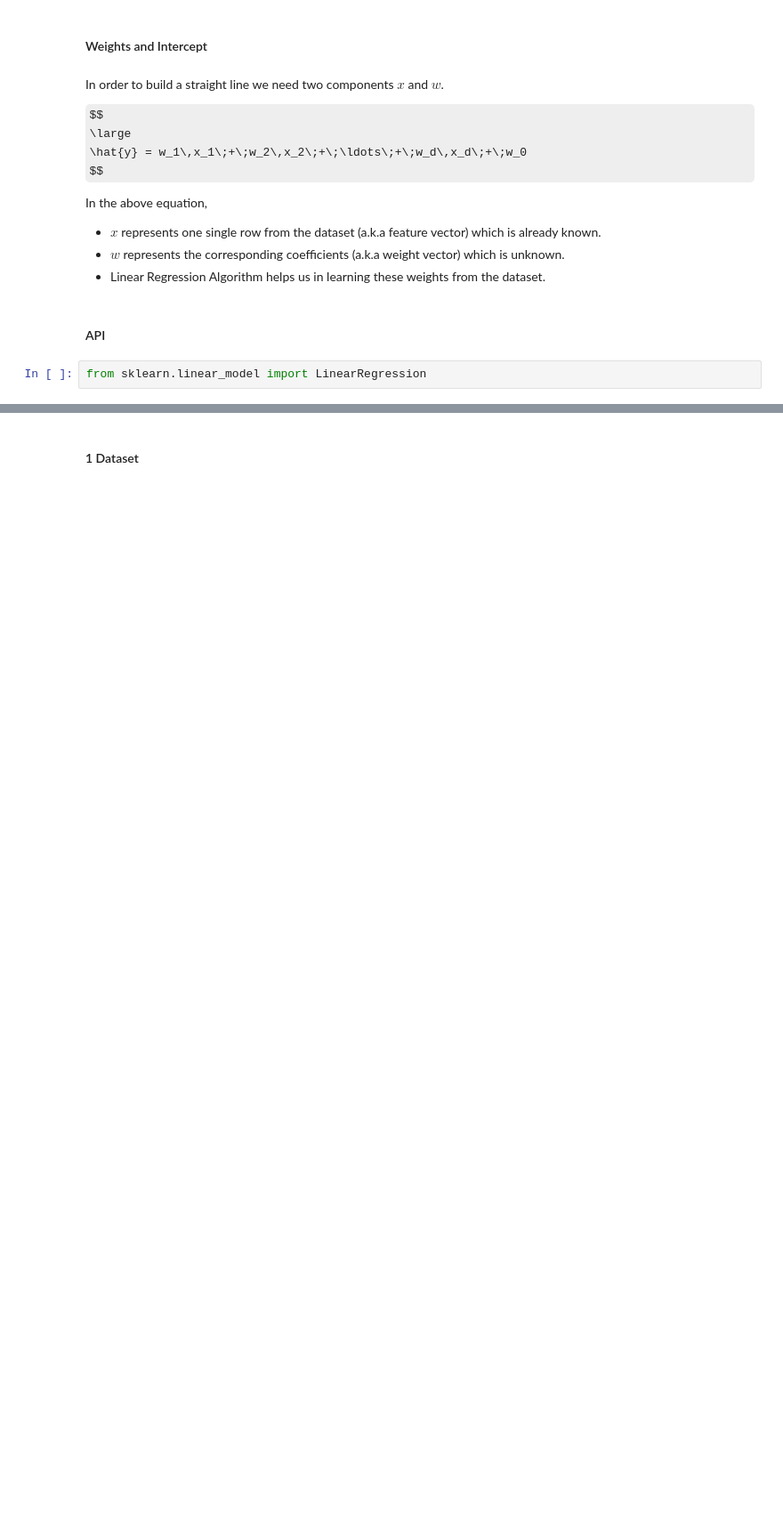
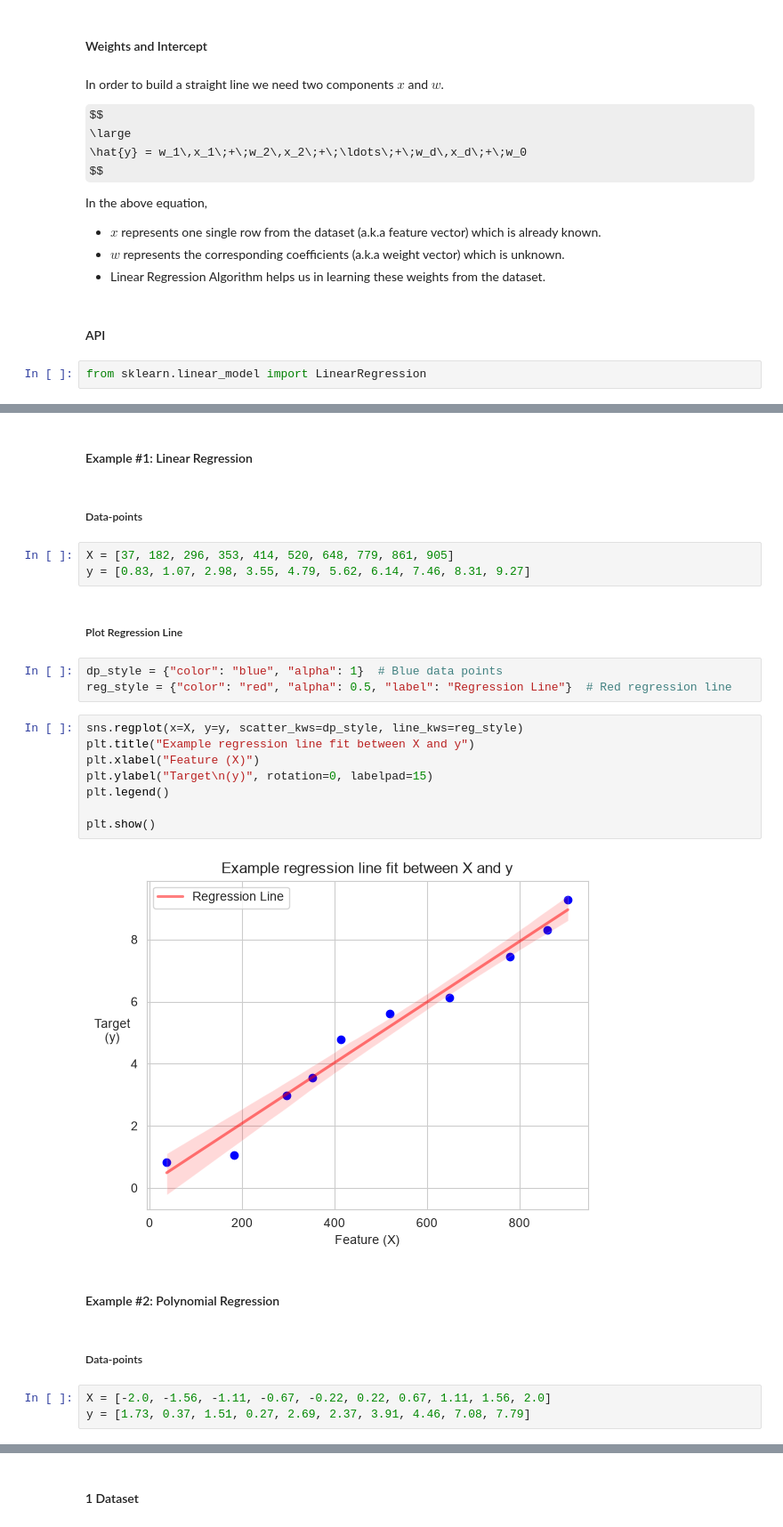
Before and after one commit to dheemanth-bhat/supervised-ml-algorithms, a Jupyter notebook: 01_Linear_Regression/01_Intro_to_Linear_Regression.ipynb, the cells around one changed output, grey strips where cells are left out. Shown at 89% size. Cells and saved outputs as stored; diff of their text form; some formulas as TeX source; blank space fills up the shorter version.

```diff
--- a/01_Linear_Regression/01_Intro_to_Linear_Regression.ipynb
+++ b/01_Linear_Regression/01_Intro_to_Linear_Regression.ipynb
@@ -146,0 +177,29 @@ from sklearn.linear_model import LinearRegression
+# %% [markdown]
+#### Example #1: Linear Regression
+# %% [markdown]
+##### Data-points
+# %%
+X = [37, 182, 296, 353, 414, 520, 648, 779, 861, 905]
+y = [0.83, 1.07, 2.98, 3.55, 4.79, 5.62, 6.14, 7.46, 8.31, 9.27]
+# %% [markdown]
+##### Plot Regression Line
+# %%
+dp_style = {"color": "blue", "alpha": 1}  # Blue data points
+reg_style = {"color": "red", "alpha": 0.5, "label": "Regression Line"}  # Red regression line
+# %%
+sns.regplot(x=X, y=y, scatter_kws=dp_style, line_kws=reg_style)
+plt.title("Example regression line fit between X and y")
+plt.xlabel("Feature (X)")
+plt.ylabel("Target\n(y)", rotation=0, labelpad=15)
+plt.legend()
+
+plt.show()
+# %% [output]
+[figure, added]
+# %% [markdown]
+#### Example #2: Polynomial Regression
+# %% [markdown]
+##### Data-points
+# %%
+X = [-2.0, -1.56, -1.11, -0.67, -0.22, 0.22, 0.67, 1.11, 1.56, 2.0]
+y = [1.73, 0.37, 1.51, 0.27, 2.69, 2.37, 3.91, 4.46, 7.08, 7.79]
```
Also changed, not shown: parts of 37 cells of this notebook, 1 other file.
